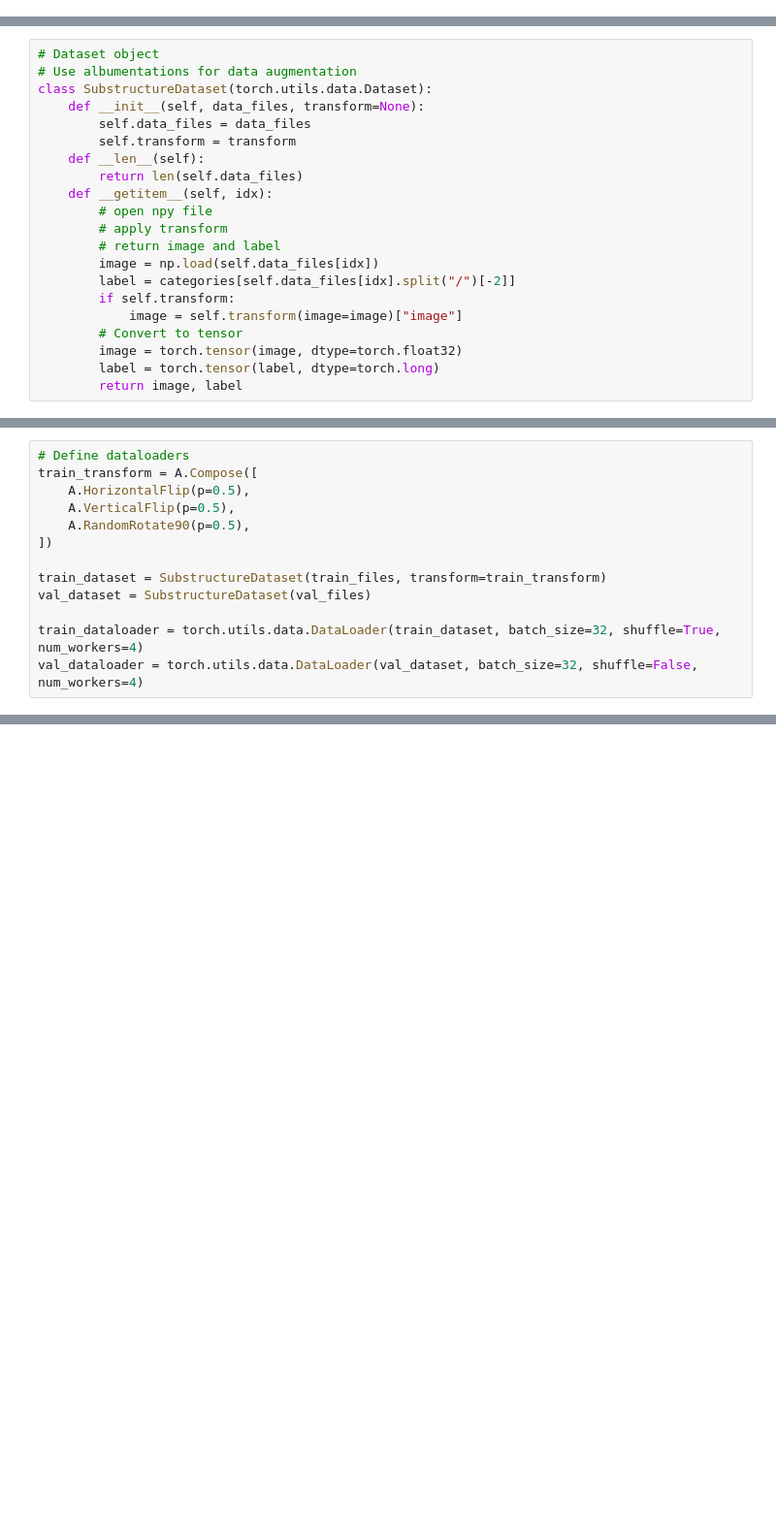
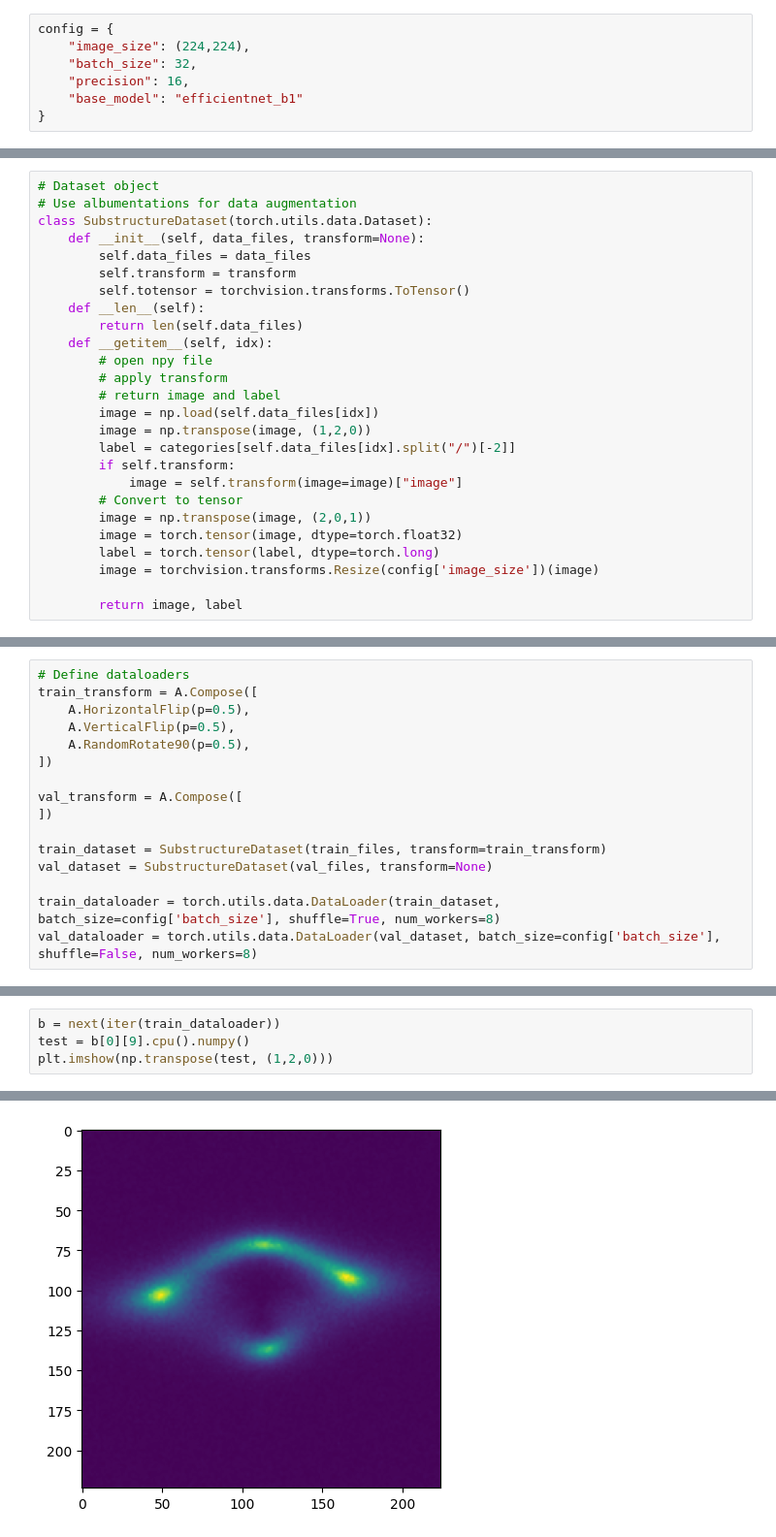
Before and after one commit to LawJarp-A/ml4sci-23, a Jupyter notebook: ml4sci/notebooks/test_1.ipynb, the cells around one changed output, grey strips where cells are left out. Shown at 97% size. Drawn from its saved outputs; the diff is of its cells as text; blank space fills up the shorter version.

```diff
--- a/ml4sci/notebooks/test_1.ipynb
+++ b/ml4sci/notebooks/test_1.ipynb
@@ -12,3 +25,10 @@ import timm
+# %%
+config = {
+    "image_size": (224,224),
+    "batch_size": 32,
+    "precision": 16,
+    "base_model": "efficientnet_b1"
+}
 # %%
 # Get data
 # Split data into train and test
@@ -32,6 +67,7 @@ class SubstructureDataset(torch.utils.data.Dataset):
     def __init__(self, data_files, transform=None):
         self.data_files = data_files
         self.transform = transform
+        self.totensor = torchvision.transforms.ToTensor()
     def __len__(self):
         return len(self.data_files)
     def __getitem__(self, idx):
@@ -39,12 +75,16 @@ class SubstructureDataset(torch.utils.data.Dataset):
         # apply transform
         # return image and label
         image = np.load(self.data_files[idx])
+        image = np.transpose(image, (1,2,0))
         label = categories[self.data_files[idx].split("/")[-2]]
         if self.transform:
             image = self.transform(image=image)["image"]
         # Convert to tensor
+        image = np.transpose(image, (2,0,1))
         image = torch.tensor(image, dtype=torch.float32)
         label = torch.tensor(label, dtype=torch.long)
+        image = torchvision.transforms.Resize(config['image_size'])(image)
+
         return image, label
 # %%
 # Define pytorch model
@@ -58,0 +106,16 @@ class Model(torch.nn.Module):
+# %%
+# Define dataloaders
+train_transform = A.Compose([
+    A.HorizontalFlip(p=0.5),
+    A.VerticalFlip(p=0.5),
+    A.RandomRotate90(p=0.5),
+])
+
+val_transform = A.Compose([
+])
+
+train_dataset = SubstructureDataset(train_files, transform=train_transform)
+val_dataset = SubstructureDataset(val_files, transform=None)
+
+train_dataloader = torch.utils.data.DataLoader(train_dataset, batch_size=config['batch_size'], shuffle=True, num_workers=8)
+val_dataloader = torch.utils.data.DataLoader(val_dataset, batch_size=config['batch_size'], shuffle=False, num_workers=8)
@@ -83,13 +153,5 @@ class LitModel(pl.LightningModule):
-# %%
-# Define dataloaders
-train_transform = A.Compose([
-    A.HorizontalFlip(p=0.5),
-    A.VerticalFlip(p=0.5),
-    A.RandomRotate90(p=0.5),
-])
-
-train_dataset = SubstructureDataset(train_files, transform=train_transform)
-val_dataset = SubstructureDataset(val_files)
-
-train_dataloader = torch.utils.data.DataLoader(train_dataset, batch_size=32, shuffle=True, num_workers=4)
-val_dataloader = torch.utils.data.DataLoader(val_dataset, batch_size=32, shuffle=False, num_workers=4)
+# %%
+b = next(iter(train_dataloader))
+test = b[0][9].cpu().numpy()
+plt.imshow(np.transpose(test, (1,2,0)))
+# %% [output]
@@ -96,2 +159,3 @@ val_dataloader = torch.utils.data.DataLoader(val_dataset, batch_size=32, shuffle
+[figure, added]
 # %%
 # Train model
```
Also changed, not shown: parts of 23 cells of this notebook, 2 other files.
